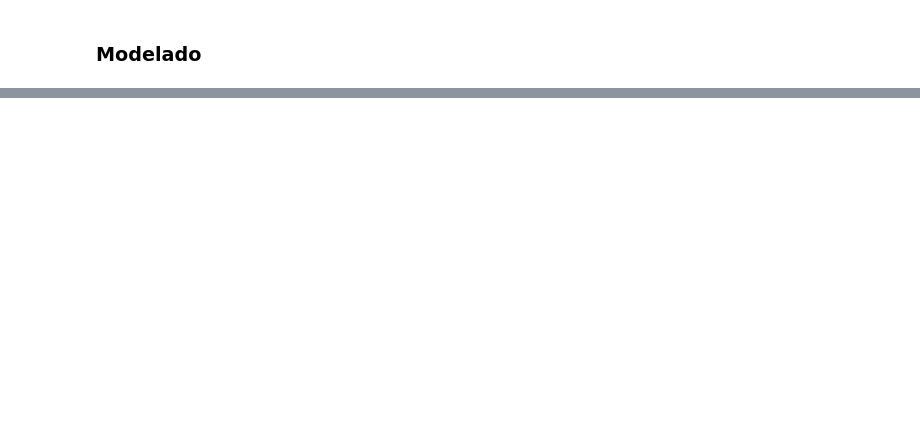
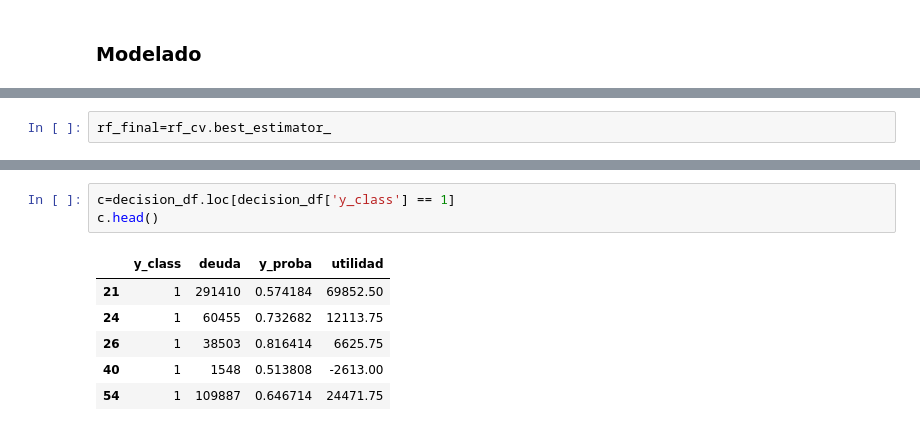
Before and after one commit to VillafuerteM/MineriaParcial1, a Jupyter notebook: Parcial1_Practico.ipynb, the cells around one changed output, grey strips where cells are left out. Saved outputs shown, nothing was run; the diff lists cells and outputs as text; blank space fills up the shorter version.

```diff
--- a/Parcial1_Practico.ipynb
+++ b/Parcial1_Practico.ipynb
@@ -51,0 +307,2 @@ X_train, X_test, y_train, y_test = train_test_split(
+# %%
+rf_final=rf_cv.best_estimator_
@@ -51,0 +330,10 @@ X_train, X_test, y_train, y_test = train_test_split(
+# %%
+c=decision_df.loc[decision_df['y_class'] == 1]
+c.head()
+# %% [output]
+|  | y_class | deuda | y_proba | utilidad |
+| 21 | 1 | 291410 | 0.574184 | 69852.50 |
+| 24 | 1 | 60455 | 0.732682 | 12113.75 |
+| 26 | 1 | 38503 | 0.816414 | 6625.75 |
+| 40 | 1 | 1548 | 0.513808 | -2613.00 |
+| 54 | 1 | 109887 | 0.646714 | 24471.75 |
```
Also changed, not shown: parts of 53 cells of this notebook.
